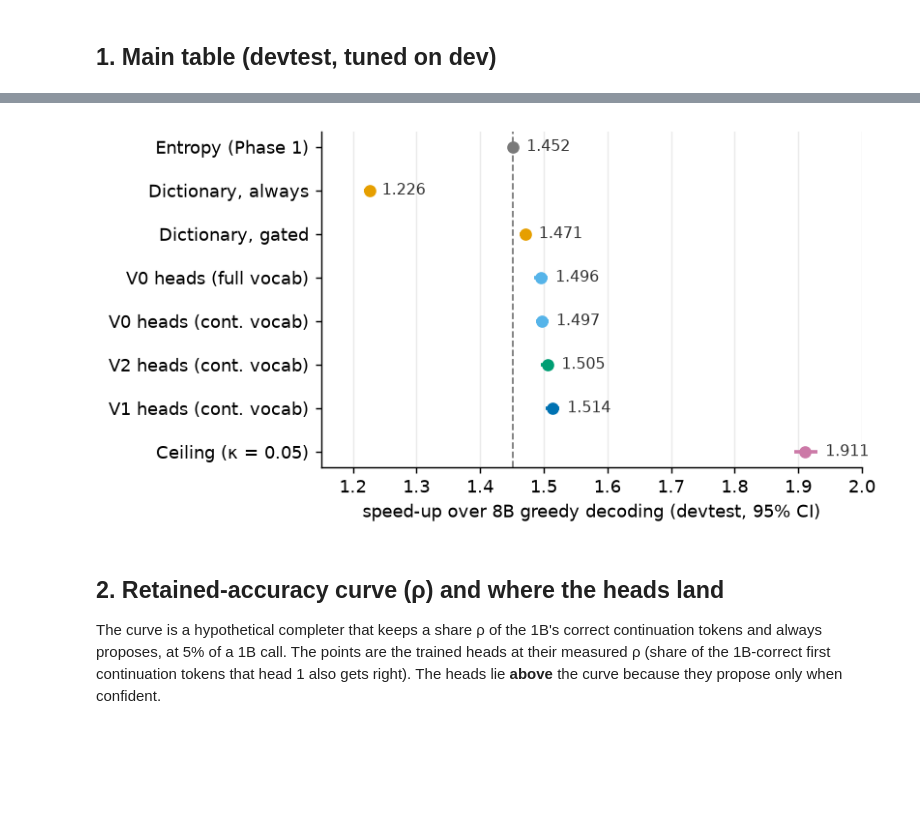
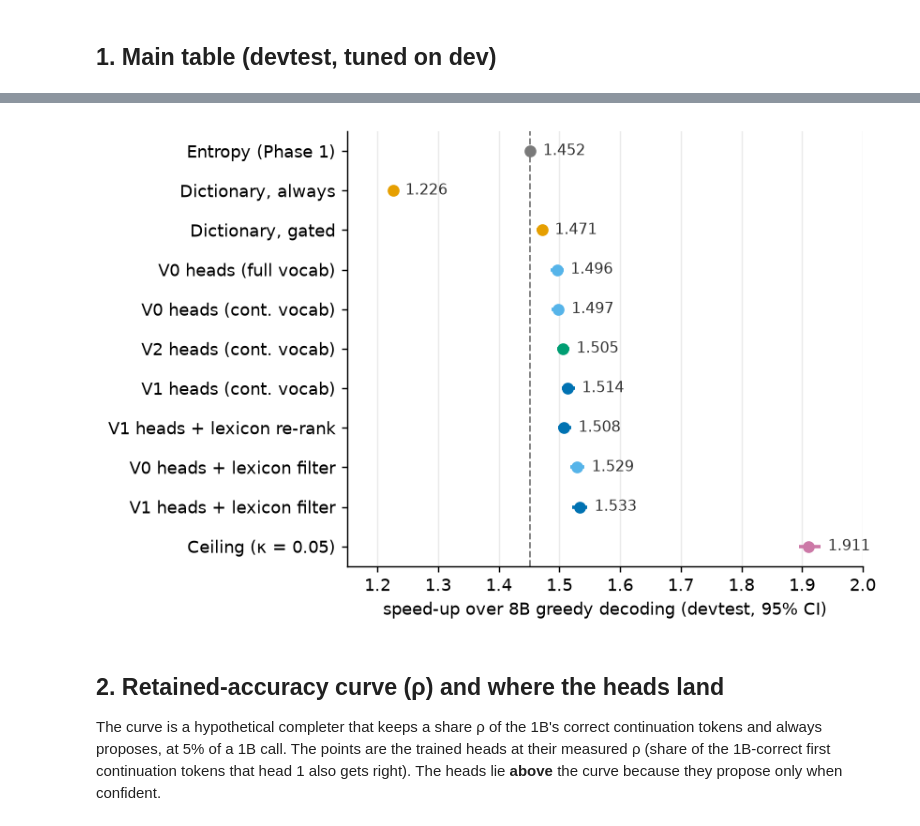
Before and after one commit to https-kanika/Linguistically-guided-MTP, a Jupyter notebook: notebooks/08_wordheads_analysis.ipynb, the cells around one changed output, grey strips where cells are left out. Drawn from its saved outputs; the diff is of its cells as text; code cells hidden in the pictures; blank space fills up the shorter version.

Commit message:
Lexicon-constrained heads (filter, re-rank); long-training Kaggle notebook 07b; updated analysis

```diff
--- a/notebooks/08_wordheads_analysis.ipynb
+++ b/notebooks/08_wordheads_analysis.ipynb
@@ -66,23 +66,25 @@ row alignment with Phase-1 traces: {'dev': 1.0, 'devtest': 1.0}
 # %%
 order = ["Entropy (Phase 1, lam=-0.683)", "Dictionary (every mid-word position)", "Dictionary, confidence-gated",
          "Heads V0 (full vocab)", "Heads V0 (cv vocab)", "Heads V2 (cv vocab)", "Heads V1 (cv vocab)",
-         "Ceiling: free continuations (kappa=0.05)"]
+         "Heads V1 (full top-8 + lexicon re-rank)", "Heads V0 (cont. vocab + lexicon filter)",
+         "Heads V1 (cont. vocab + lexicon filter)", "Ceiling: free continuations (kappa=0.05)"]
 labels = ["Entropy (Phase 1)", "Dictionary, always", "Dictionary, gated", "V0 heads (full vocab)",
-          "V0 heads (cont. vocab)", "V2 heads (cont. vocab)", "V1 heads (cont. vocab)", "Ceiling (κ = 0.05)"]
+          "V0 heads (cont. vocab)", "V2 heads (cont. vocab)", "V1 heads (cont. vocab)",
+          "V1 heads + lexicon re-rank", "V0 heads + lexicon filter", "V1 heads + lexicon filter", "Ceiling (κ = 0.05)"]
 tt = table.set_index("method").loc[order]
-fig, ax = plt.subplots(figsize=(6.4, 3.4))
+fig, ax = plt.subplots(figsize=(6.6, 4.3))
 y = np.arange(len(order))[::-1]
 for yi, (m, r) in zip(y, tt.iterrows()):
     c = COL[fam(m)]
     ax.errorbar(r.speedup, yi, xerr=[[r.speedup - r.ci[0]], [r.ci[1] - r.speedup]], fmt="o", ms=6,
                 color=c, ecolor=c, elinewidth=2, capsize=0)
     ax.text(r.ci[1] + 0.012, yi, f"{r.speedup:.3f}", va="center", fontsize=9, color="#333")
 ax.axvline(tt.loc[order[0]].speedup, color=COL["Entropy"], lw=1, ls="--")
 ax.set_yticks(y, labels); ax.set_xlabel("speed-up over 8B greedy decoding (devtest, 95% CI)")
 ax.set_xlim(1.15, 2.0); ax.grid(axis="y", visible=False)
 fig.tight_layout(); fig.savefig(R_DIR / "fig_main.png", bbox_inches="tight"); plt.show()
 # %% [output]
-[figure, old version]
+[figure, new version]
 # %% [markdown]
 ## 2. Retained-accuracy curve (ρ) and where the heads land
 
```
Also changed, not shown: parts of 2 cells of this notebook, 12 other files.
